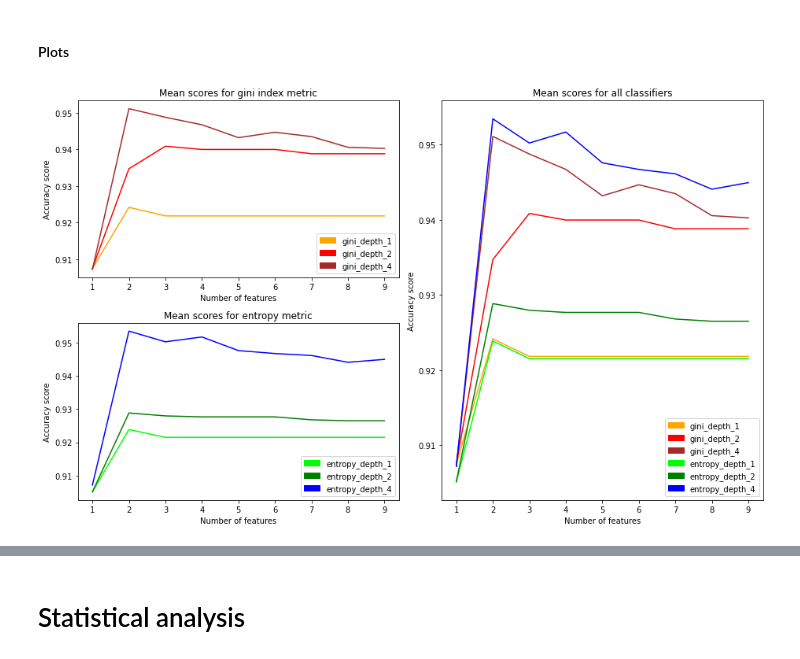
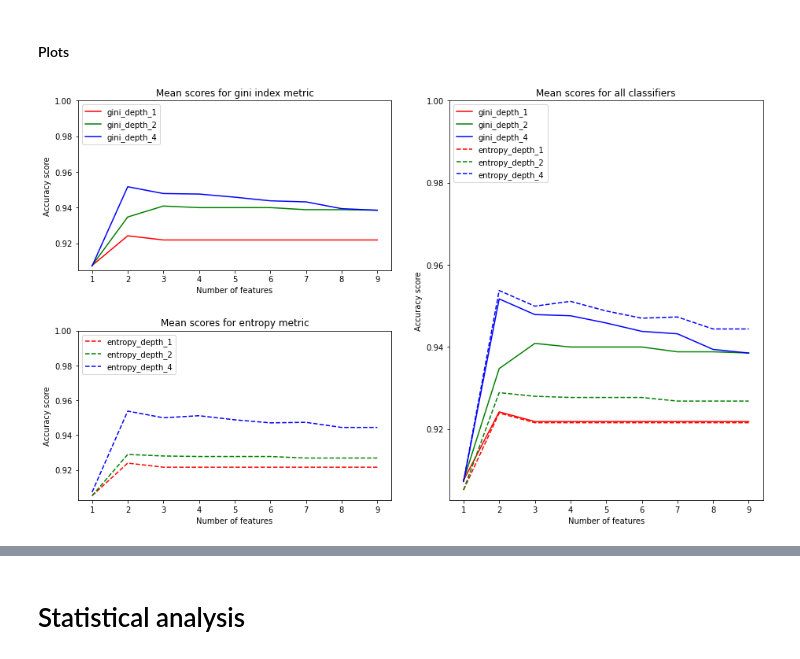
Before and after one commit to kowalik-lukasz/breast-cancer-classification, a Jupyter notebook: main.ipynb, the cells around one changed output, grey strips where cells are left out. Saved outputs shown, nothing was run; the diff lists cells and outputs as text; code cells hidden in the pictures.

Commit message:
Modified the experiment results plot

```diff
--- a/main.ipynb
+++ b/main.ipynb
@@ -137,17 +137,21 @@ n_repeats = 5
 rskf = RepeatedStratifiedKFold(n_splits=n_folds, n_repeats=n_repeats, random_state=1488)
 results = np.zeros((len(clfs), n_features, n_folds * n_repeats))
 score_func = chi2
+trained_clfs = []
 # %% [markdown]
 ### Experiment loop
 # %%
 for features_index in range(0, n_features):
+    trained_clfs.append([])
     for fold, (train, test) in enumerate(rskf.split(X, y)):
+        trained_clfs[features_index].append([])
         sel = SelectKBest(score_func=score_func, k=features_index+1)
         sel_X = sel.fit_transform(X, y)
         for clf_idx, clf_name in enumerate(clfs):
             # Build model
             clf = clone(clfs[clf_name])
             clf.fit(sel_X[train], y[train])
+            trained_clfs[features_index][fold].append(clf)
 
             #Test model
             y_pred = clf.predict(sel_X[test])
@@ -185,38 +189,52 @@ with open('experiment_results.log', 'w') as logfile:
 # %%
 import matplotlib.patches as mpatches
 
 fig, subs = plt.subplots(2,2, figsize=(13,8))
 gs = subs[0,1].get_gridspec()
 for sub in subs[0:,-1]:
     sub.remove()
 subbig = fig.add_subplot(gs[0:,-1])
 
 subbig.set_title('Mean scores for all classifiers')
 subbig.set(xlabel='Number of features', ylabel='Accuracy score')
 subs[0,0].set_title('Mean scores for gini index metric')
 subs[1,0].set_title('Mean scores for entropy metric')
 subs[0,0].set(xlabel='Number of features', ylabel='Accuracy score')
 subs[1,0].set(xlabel='Number of features', ylabel='Accuracy score')
 
-patch_colors = ['orange', 'red', 'brown', 'lime', 'green', 'blue']
+patch_colors = ['red', 'green', 'blue']
 feature_range = [i+1 for i in range(n_features)]
 legend_patches = []
+gini_lines, entropy_lines, all_lines = [], [], []
+gini_labels, entropy_labels, all_labels = [], [], []
 for index, clf in enumerate(clfs):
-    legend_patch = mpatches.Patch(color=patch_colors[index], label=clf)
+    legend_patch = mpatches.Patch(color=patch_colors[index%3], label=clf)
     legend_patches.append(legend_patch)
 
-    subbig.plot(feature_range, means[index], legend_patch._original_facecolor)
     if clf.split('_')[0] == 'gini':
-        subs[0,0].plot(feature_range, means[index], legend_patch._original_facecolor)
+        line, = subs[0,0].plot(feature_range, means[index], legend_patch._original_facecolor, linestyle='-')
+        gini_lines.append(line)
+        gini_labels.append(clf)
+        line, = subbig.plot(feature_range, means[index], legend_patch._original_facecolor, linestyle='-')
     else:
-        subs[1,0].plot(feature_range, means[index], legend_patch._original_facecolor)
+        line, = subs[1,0].plot(feature_range, means[index], legend_patch._original_facecolor, linestyle='--')
+        entropy_lines.append(line)
+        entropy_labels.append(clf)
+        line, = subbig.plot(feature_range, means[index], legend_patch._original_facecolor, linestyle='--')
+    all_lines.append(line)
+    all_labels.append(clf)
 
-subbig.legend(handles=legend_patches, loc=4)
-subs[0,0].legend(handles=legend_patches[:int(len(legend_patches)/2)], loc=4)
-subs[1,0].legend(handles=legend_patches[int(len(legend_patches)/2):], loc=4)
-fig.subplots_adjust(wspace=0.3, hspace=0.3, top=3, bottom=1, right=1.8)
-fig.tight_layout()
+subbig.legend(all_lines, all_labels, loc=2)
+subs[0,0].legend(gini_lines, gini_labels, loc=2)
+subs[1,0].legend(entropy_lines, entropy_labels, loc=2)
+
+subbig.set_ylim(top=1)
+subs[0,0].set_ylim(top=1)
+subs[1,0].set_ylim(top=1)
+
+fig.subplots_adjust(wspace=0.15, hspace=0.3, top=3, bottom=1, right=1.8)
+fig.tight_layout(w_pad=3, h_pad=3)
 fig.savefig(fname='clfs_results_comparison.png', facecolor='white', transparent=False)
 plt.show()
 # %% [output]
-[figure, old version]
+[figure, new version]
```
Also changed, not shown: parts of 5 cells of this notebook, 1 other file.
